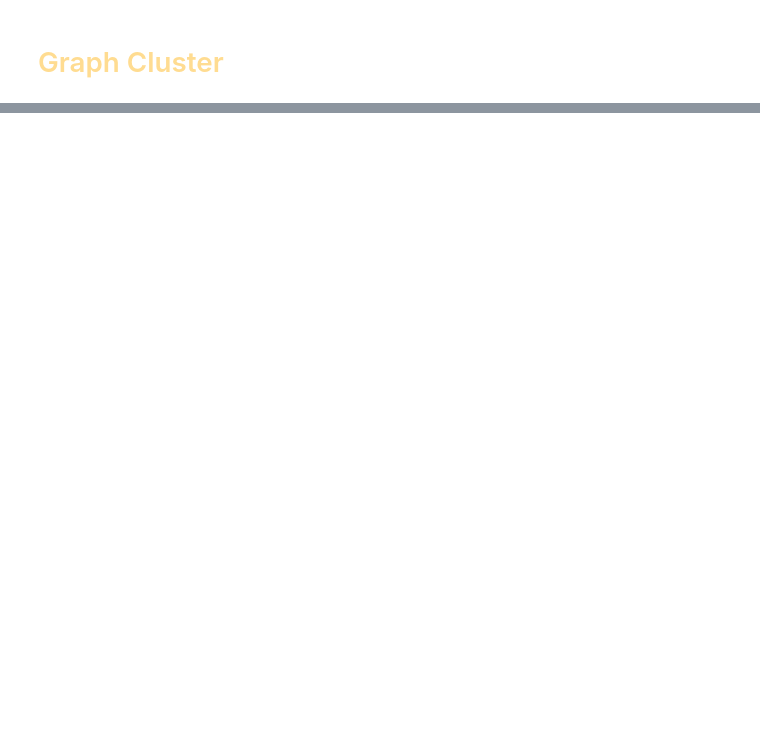
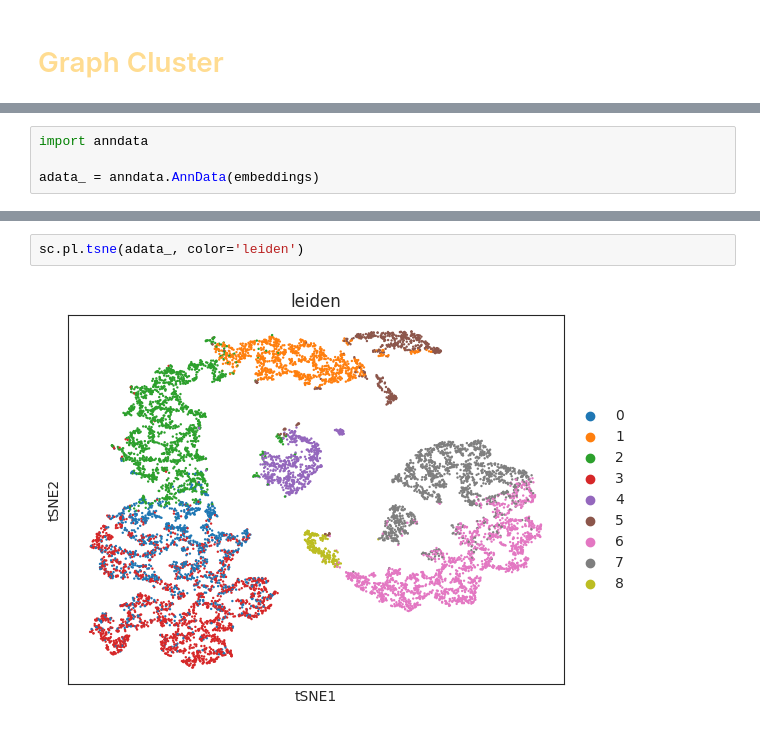
Before and after one commit to ryrl970311/GraphCausal, a Jupyter notebook: Cases/Reproduction/CreateGraphGEN-X.ipynb, the cells around one changed output, grey strips where cells are left out. Drawn from its saved outputs; the diff is of its cells as text; blank space fills up the shorter version.

```diff
--- a/Cases/Reproduction/CreateGraphGEN-X.ipynb
+++ b/Cases/Reproduction/CreateGraphGEN-X.ipynb
@@ -384,0 +334,4 @@ time: 22.3 ms (started: 2024-09-30 16:41:24 +08:00)
+# %%
+import anndata
+
+adata_ = anndata.AnnData(embeddings)
@@ -384,0 +359,4 @@ time: 22.3 ms (started: 2024-09-30 16:41:24 +08:00)
+# %%
+sc.pl.tsne(adata_, color='leiden')
+# %% [output]
+[figure, added]
```
Also changed, not shown: parts of 27 cells of this notebook, 2 other files.
